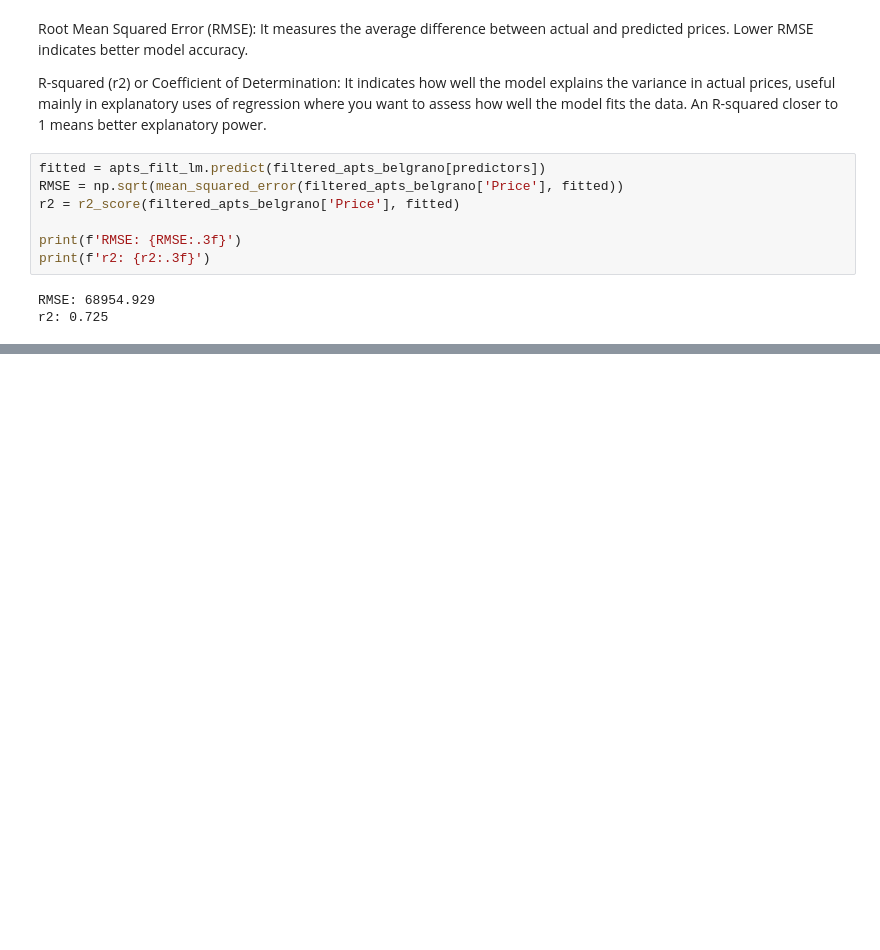
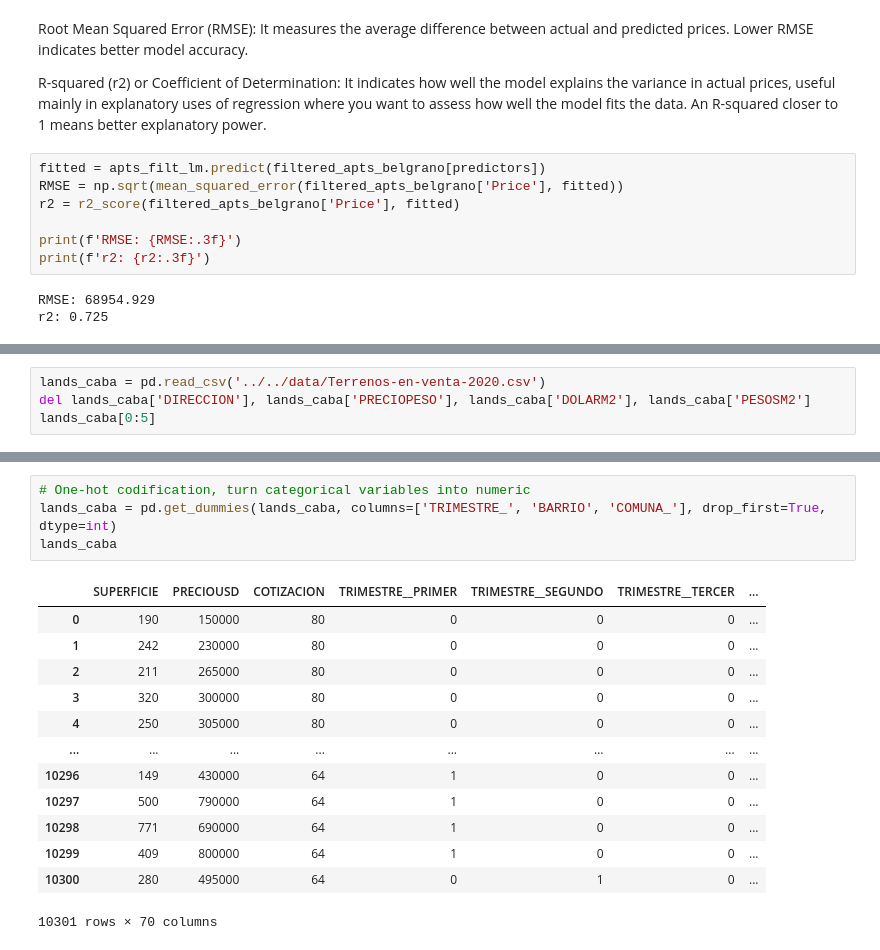
Before and after one commit to matuneville/practical-statistics-book, a Jupyter notebook: src/04-Regression_&_Prediction/chapter_04_py.ipynb, the cells around one changed output, grey strips where cells are left out. Cells and saved outputs as stored; diff of their text form; blank space fills up the shorter version.

```diff
--- a/src/04-Regression_&_Prediction/chapter_04_py.ipynb
+++ b/src/04-Regression_&_Prediction/chapter_04_py.ipynb
@@ -173,0 +186,4 @@ The **p-value** in this model tells us the probability that you would see a t-st
+# %%
+lands_caba = pd.read_csv('../../data/Terrenos-en-venta-2020.csv')
+del lands_caba['DIRECCION'], lands_caba['PRECIOPESO'], lands_caba['DOLARM2'], lands_caba['PESOSM2']
+lands_caba[0:5]
@@ -173,0 +197,18 @@ The **p-value** in this model tells us the probability that you would see a t-st
+# %%
+# One-hot codification, turn categorical variables into numeric
+lands_caba = pd.get_dummies(lands_caba, columns=['TRIMESTRE_', 'BARRIO', 'COMUNA_'], drop_first=True, dtype=int)
+lands_caba
+# %% [output]
+|  | SUPERFICIE | PRECIOUSD | COTIZACION | TRIMESTRE__PRIMER | TRIMESTRE__SEGUNDO | TRIMESTRE__TERCER | ... |
+| 0 | 190 | 150000 | 80 | 0 | 0 | 0 | ... |
+| 1 | 242 | 230000 | 80 | 0 | 0 | 0 | ... |
+| 2 | 211 | 265000 | 80 | 0 | 0 | 0 | ... |
+| 3 | 320 | 300000 | 80 | 0 | 0 | 0 | ... |
+| 4 | 250 | 305000 | 80 | 0 | 0 | 0 | ... |
+| ... | ... | ... | ... | ... | ... | ... | ... |
+| 10296 | 149 | 430000 | 64 | 1 | 0 | 0 | ... |
+| 10297 | 500 | 790000 | 64 | 1 | 0 | 0 | ... |
+| 10298 | 771 | 690000 | 64 | 1 | 0 | 0 | ... |
+| 10299 | 409 | 800000 | 64 | 1 | 0 | 0 | ... |
+| 10300 | 280 | 495000 | 64 | 0 | 1 | 0 | ... |
+10301 rows × 70 columns
```
Also changed, not shown: parts of 10 cells of this notebook.
